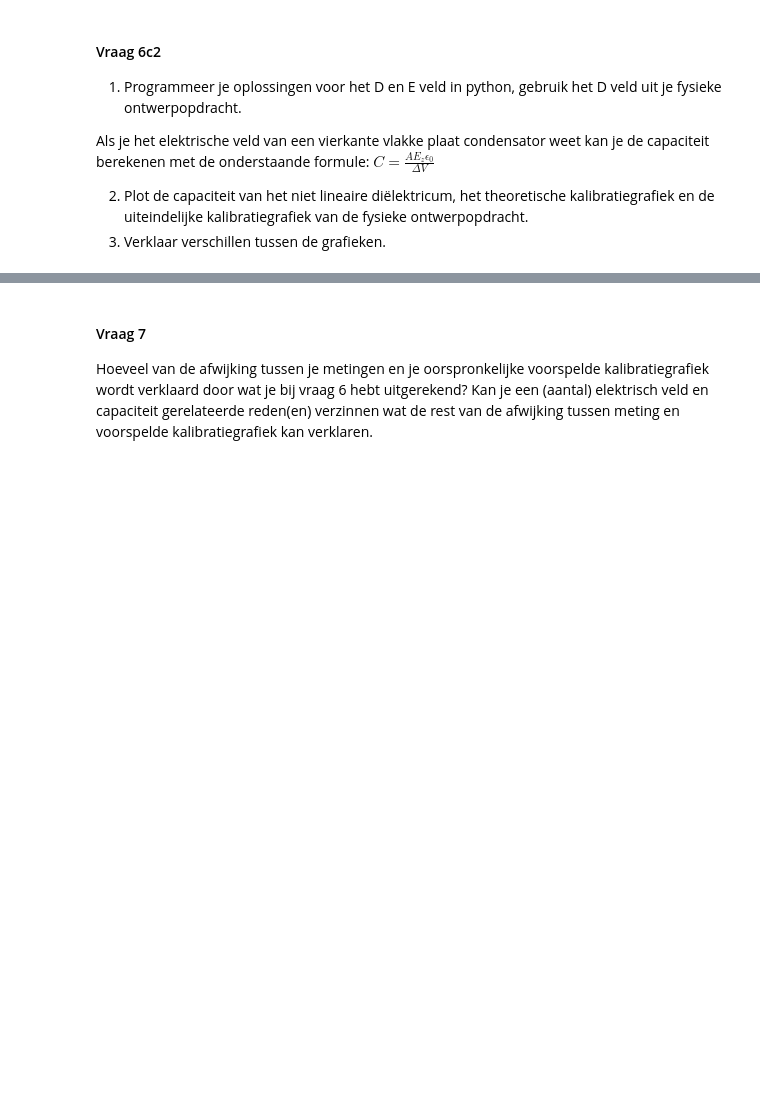
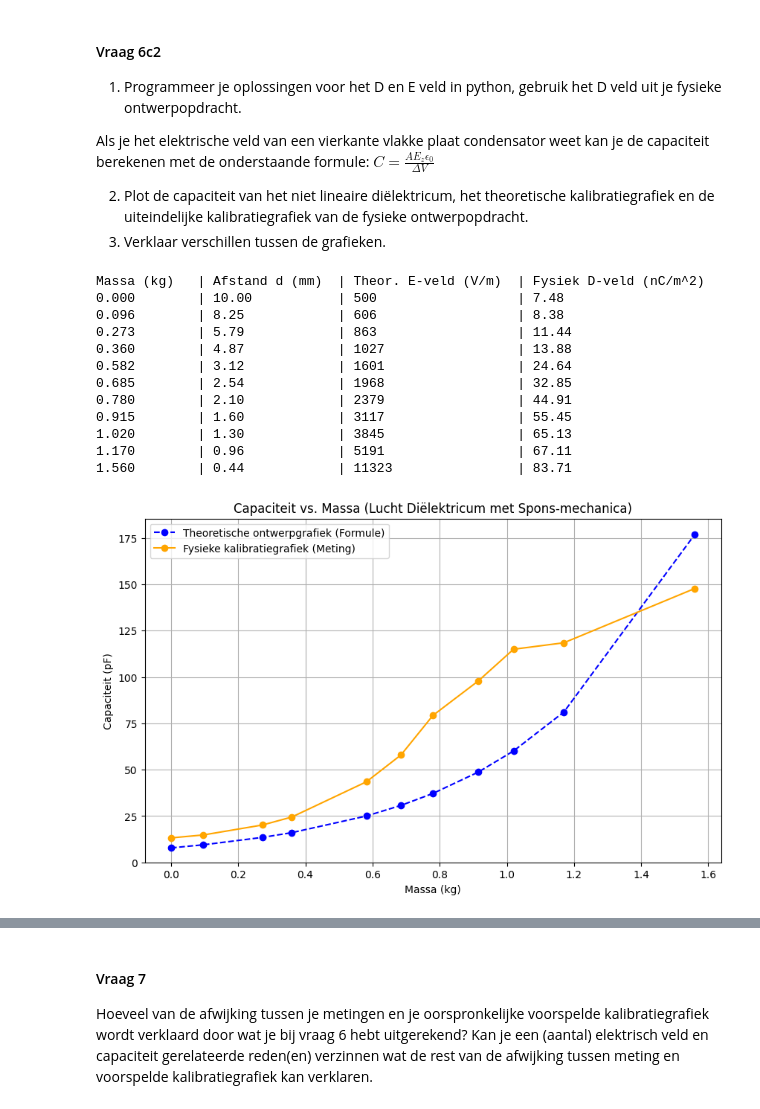
Before and after one commit to VictorScholten/opdrachten-DEF-D-VictorScholten, a Jupyter notebook: DigitaleOntwerpopdrachten/1CondensatorOpdracht/CondensatorOntwerpopdracht.ipynb, the cells around one changed output, grey strips where cells are left out. Saved outputs shown, nothing was run; the diff lists cells and outputs as text; code cells hidden in the pictures; blank space fills up the shorter version.

```diff
--- a/DigitaleOntwerpopdrachten/1CondensatorOpdracht/CondensatorOntwerpopdracht.ipynb
+++ b/DigitaleOntwerpopdrachten/1CondensatorOpdracht/CondensatorOntwerpopdracht.ipynb
@@ -1039,0 +1054,58 @@ def E_condensator(x1, x2, D):
+# %%
+
+V_delta = 5.0  # Spanning in Volt
+epsilon_lucht = 1.0
+A = (60 + 20 * np.sqrt(2)) * 10**-4  # Oppervlakte in m^2
+d_0 = 0.01  # Initiële afstand in meters (1 cm)
+a = 2  # Aanname veerconstante-factor (m/kg)
+
+m = np.array([0, 0.096, 0.273, 0.360, 0.582, 0.685, 0.780, 0.915, 1.020, 1.170, 1.560]) # kg
+# Capaciteit in Farad (pF * 1e-12)
+C_waarde = np.array([13.2, 14.8, 20.2, 24.5, 43.5, 58.0, 79.3, 97.9, 115.0, 118.5, 147.8]) * 1e-12
+
+def bereken_afstand(d_0, a, m):
+    # compressie van de sponsjes
+    return d_0 * np.exp(-a * m)
+
+d_list = bereken_afstand(d_0, a, m)
+
+#Berekening D en E velden
+
+E_z = V_delta / d_list
+C_theoretisch = (A * E_z * epsilon0) / V_delta
+
+# Fysiek D-veld uit metingen
+D_fysiek = (C_waarde * V_delta) / A
+
+print(f"{'Massa (kg)':<12} | {'Afstand d (mm)':<15} | {'Theor. E-veld (V/m)':<20} | {'Fysiek D-veld (nC/m^2)':<22}")
+
+for i in range(len(m)):
+    print(f"{m[i]:<12.3f} | {d_list[i]*1000:<15.2f} | {E_z[i]:<20.0f} | {D_fysiek[i]*1e9:<22.2f}")
+
+plt.figure(figsize=(10, 6))
+# Theoretische grafiek (op basis van E-veld en e-macht d)
+plt.plot(m, C_theoretisch * 1e12, 'o--', label='Theoretische ontwerpgrafiek (Formule)', color='blue')
+# Fysieke kalibratiegrafiek ( gemeten pF waarden)
+plt.plot(m, C_waarde * 1e12, 'o-', label='Fysieke kalibratiegrafiek (Meting)', color='orange')
+
+plt.title('Capaciteit vs. Massa (Lucht Diëlektricum met Spons-mechanica)')
+plt.xlabel('Massa (kg)')
+plt.ylabel('Capaciteit (pF)')
+plt.grid(True)
+plt.legend()
+plt.ylim(0,)
+plt.show()
+# %% [output]
+Massa (kg)   | Afstand d (mm)  | Theor. E-veld (V/m)  | Fysiek D-veld (nC/m^2)
+0.000        | 10.00           | 500                  | 7.48
+0.096        | 8.25            | 606                  | 8.38
+0.273        | 5.79            | 863                  | 11.44
+0.360        | 4.87            | 1027                 | 13.88
+0.582        | 3.12            | 1601                 | 24.64
+0.685        | 2.54            | 1968                 | 32.85
+0.780        | 2.10            | 2379                 | 44.91
+0.915        | 1.60            | 3117                 | 55.45
+1.020        | 1.30            | 3845                 | 65.13
+1.170        | 0.96            | 5191                 | 67.11
+1.560        | 0.44            | 11323                | 83.71
+[figure, added]
```
Also changed, not shown: parts of 6 cells of this notebook, 1 other file.
